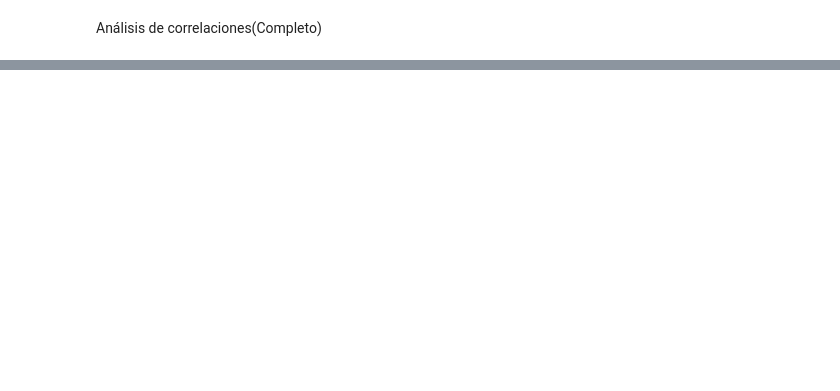
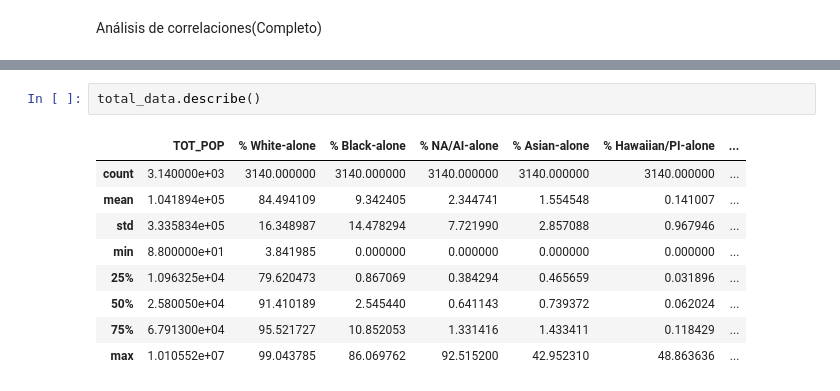
Before and after one commit to 4GeeksAcademy/Reg_Lineal_Reg, a Jupyter notebook: src/explore.ipynb, the cells around one changed output, grey strips where cells are left out. Saved outputs shown, nothing was run; the diff lists cells and outputs as text; blank space fills up the shorter version.

```diff
--- a/src/explore.ipynb
+++ b/src/explore.ipynb
@@ -144,0 +130,12 @@ Análisis de correlaciones(Completo)
+# %%
+total_data.describe()
+# %% [output]
+|  | TOT_POP | % White-alone | % Black-alone | % NA/AI-alone | % Asian-alone | % Hawaiian/PI-alone | ... |
+| count | 3.140000e+03 | 3140.000000 | 3140.000000 | 3140.000000 | 3140.000000 | 3140.000000 | ... |
+| mean | 1.041894e+05 | 84.494109 | 9.342405 | 2.344741 | 1.554548 | 0.141007 | ... |
+| std | 3.335834e+05 | 16.348987 | 14.478294 | 7.721990 | 2.857088 | 0.967946 | ... |
+| min | 8.800000e+01 | 3.841985 | 0.000000 | 0.000000 | 0.000000 | 0.000000 | ... |
+| 25% | 1.096325e+04 | 79.620473 | 0.867069 | 0.384294 | 0.465659 | 0.031896 | ... |
+| 50% | 2.580050e+04 | 91.410189 | 2.545440 | 0.641143 | 0.739372 | 0.062024 | ... |
+| 75% | 6.791300e+04 | 95.521727 | 10.852053 | 1.331416 | 1.433411 | 0.118429 | ... |
+| max | 1.010552e+07 | 99.043785 | 86.069762 | 92.515200 | 42.952310 | 48.863636 | ... |
```
Also changed, not shown: parts of 23 cells of this notebook, 4 other files.
